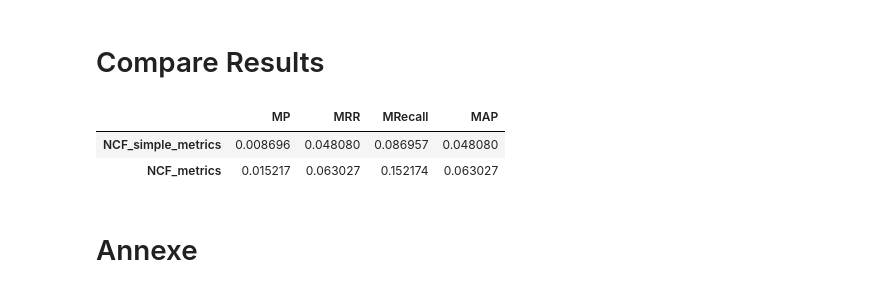
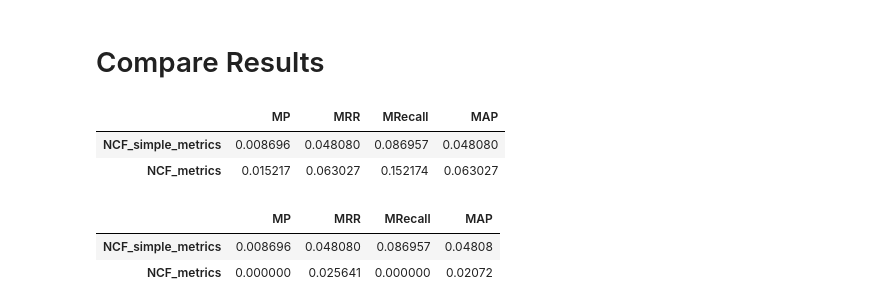
Before and after one commit to ywsyws/RecommendationSystemExercise, a Jupyter notebook: projects/olist_NCF.ipynb, the cells around one changed output. Cells and saved outputs as stored; diff of their text form; code cells hidden in the pictures.

Commit message:
created inference function

```diff
--- a/projects/olist_NCF.ipynb
+++ b/projects/olist_NCF.ipynb
@@ -119,7 +183,10 @@ def split_train_test(df: pd.DataFrame, user:str, time:str) -> Union[pd.DataFrame
 
     return train, test
 # %%
-df_train, df_test = split_train_test(df, user='customer_id', time='order_purchase_timestamp')
+# create train and test set
+df_train, df_test = split_train_test(
+    df, user="customer_id", time="order_purchase_timestamp"
+)
 # %% [output]
 Shape of the train set: (17230, 5)
 Shape of the test set: (95420, 5)
@@ -530,29 +634,0 @@ NCF_simple_metrics = {
-# %%
-attribute_max={
-    'uid': df.customer_id.max() + 1,
-    'city': df.customer_city.max() + 1,
-    'iid': df.product_id.max() + 1,
-    'weight': int(df.product_weight_g.max()) + 1,
-}
-# attribute_max={
-#     'uid': df_train.customer_id.max() + 1,
-#     'city': df_train.customer_city.max()+1,
-#     'iid': df_train.product_id.max() + 1,
-#     'weight': int(df_train.product_weight_g.max())+1,
-# }
-
-# Get a list of all item IDs
-all_item_ids = df_train.product_id.unique()
-
-model = NCF(attribute_max, df_train, all_item_ids)
-
-trainer = pl.Trainer(
-    max_epochs=1,
-    gpus=None,
-    reload_dataloaders_every_n_epochs=1,
-    logger=False,
-    callbacks=[TQDMProgressBar()],
-    enable_checkpointing=False,
-)
-
-trainer.fit(model)
@@ -653,0 +635,2 @@ KeyboardInterrupt:
+# %%
+NCF_simple_metrics = inference_result(model_simple, test_cust_item_set, cust_interacted_items)
@@ -654,3 +673,5 @@ KeyboardInterrupt:
+# %%
+NCF_metrics = inference_result(model, test_cust_item_set, cust_interacted_items)
 # %% [markdown]
 # Compare Results
 # %%
@@ -666,2 +684,0 @@ breaking point
-# %% [markdown]
-# Annexe
@@ -731,0 +685,9 @@ df
+# %%
+df_results = pd.DataFrame(
+    [NCF_simple_metrics, NCF_metrics], index=["NCF_simple_metrics", "NCF_metrics"]
+)
+df_results
+# %% [output]
+|  | MP | MRR | MRecall | MAP |
+| NCF_simple_metrics | 0.008696 | 0.048080 | 0.086957 | 0.04808 |
+| NCF_metrics | 0.000000 | 0.025641 | 0.000000 | 0.02072 |
```
Also changed, not shown: parts of 27 cells of this notebook, 1 other file.
